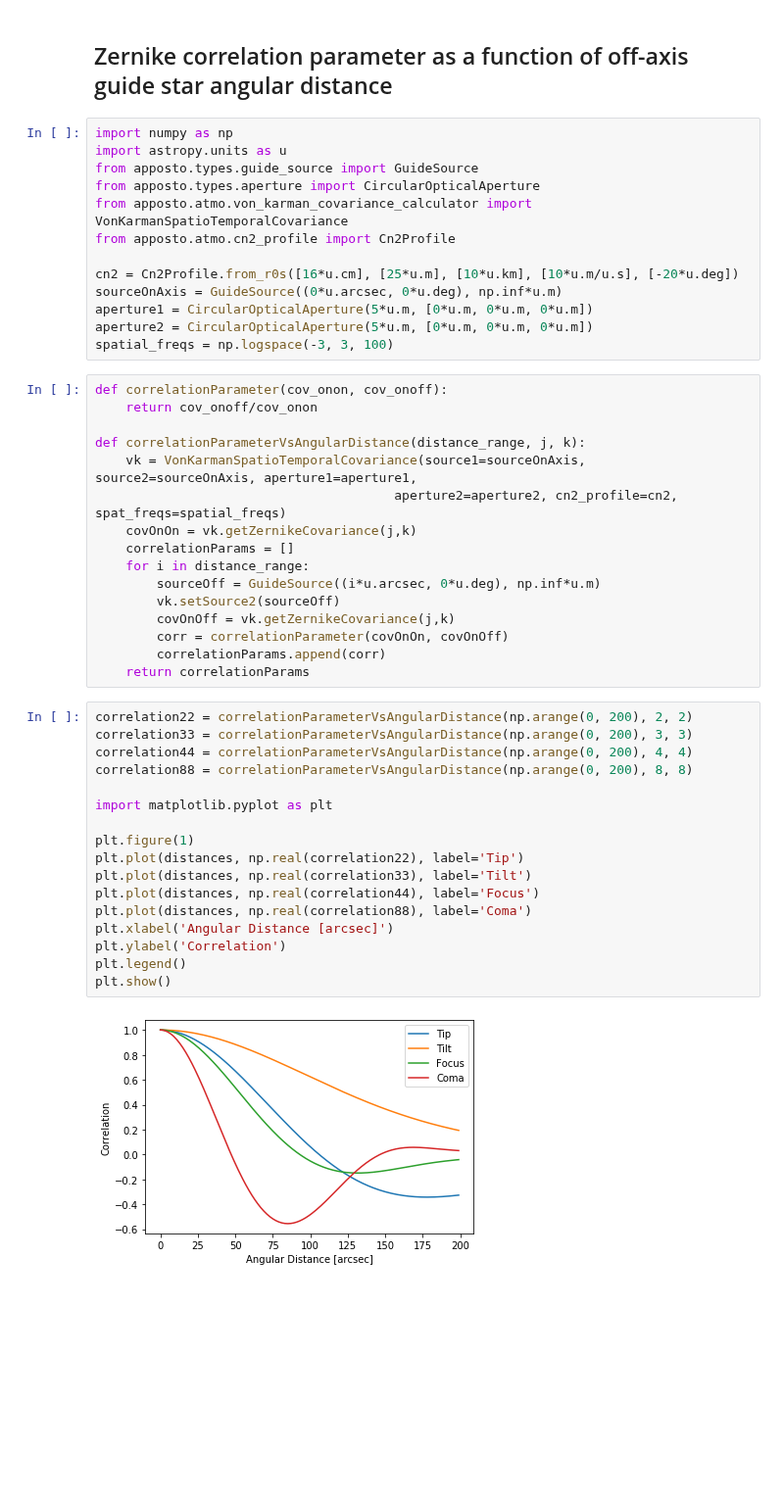
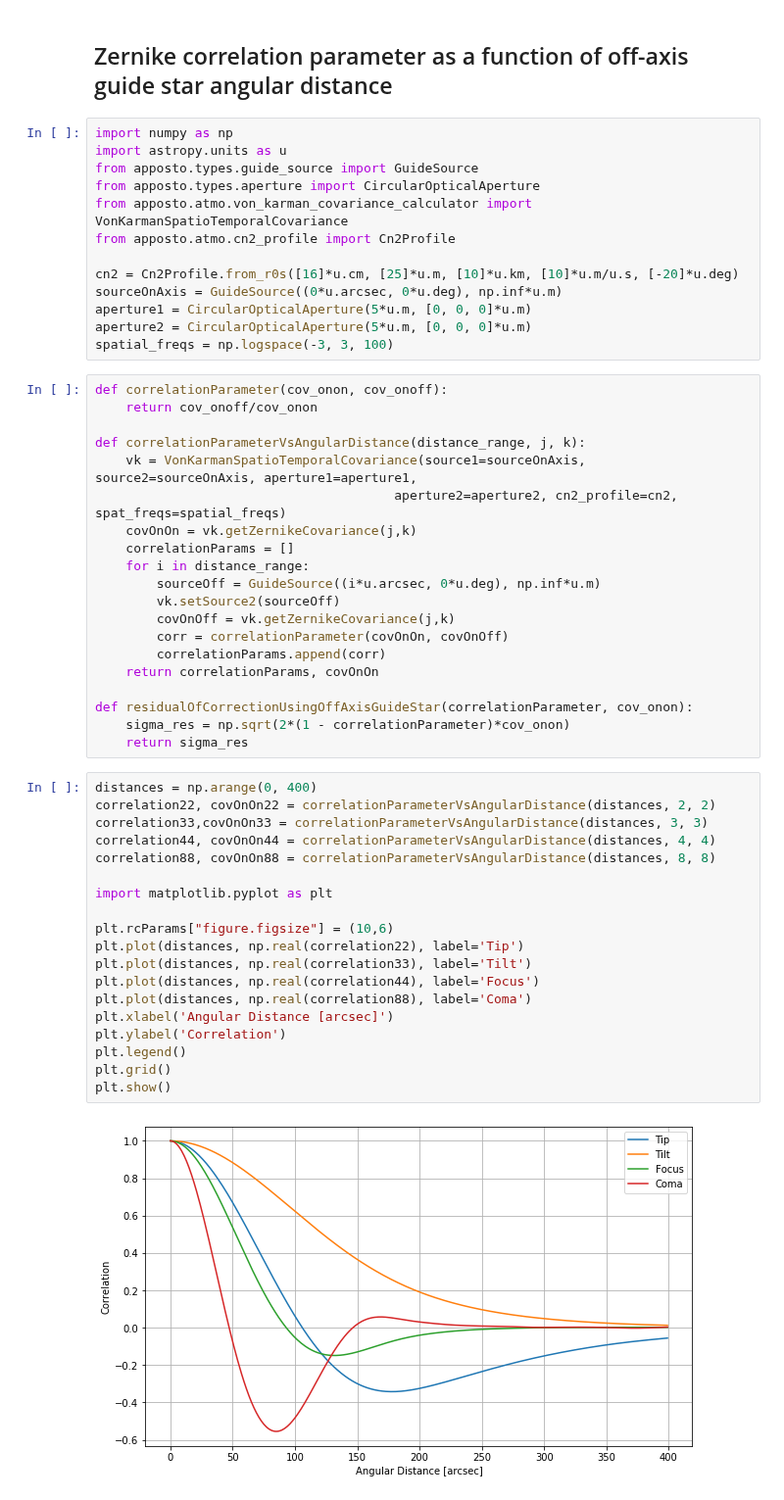
Before and after one commit to ArcetriAdaptiveOptics/arte, a Jupyter notebook: notebook/atmo/CPSD_examples.ipynb, the cells around one changed output. Shown at 98% size. Drawn from its saved outputs; the diff is of its cells as text; blank space fills up the shorter version.

```diff
--- a/notebook/atmo/CPSD_examples.ipynb
+++ b/notebook/atmo/CPSD_examples.ipynb
@@ -112,10 +113,10 @@ from apposto.types.aperture import CircularOpticalAperture
 from apposto.atmo.von_karman_covariance_calculator import VonKarmanSpatioTemporalCovariance
 from apposto.atmo.cn2_profile import Cn2Profile
 
-cn2 = Cn2Profile.from_r0s([16*u.cm], [25*u.m], [10*u.km], [10*u.m/u.s], [-20*u.deg])
+cn2 = Cn2Profile.from_r0s([16]*u.cm, [25]*u.m, [10]*u.km, [10]*u.m/u.s, [-20]*u.deg)
 sourceOnAxis = GuideSource((0*u.arcsec, 0*u.deg), np.inf*u.m)
-aperture1 = CircularOpticalAperture(5*u.m, [0*u.m, 0*u.m, 0*u.m])
-aperture2 = CircularOpticalAperture(5*u.m, [0*u.m, 0*u.m, 0*u.m])
+aperture1 = CircularOpticalAperture(5*u.m, [0, 0, 0]*u.m)
+aperture2 = CircularOpticalAperture(5*u.m, [0, 0, 0]*u.m)
 spatial_freqs = np.logspace(-3, 3, 100)
 # %%
 def correlationParameter(cov_onon, cov_onoff):
@@ -132,23 +133,29 @@ def correlationParameterVsAngularDistance(distance_range, j, k):
         covOnOff = vk.getZernikeCovariance(j,k)
         corr = correlationParameter(covOnOn, covOnOff)
         correlationParams.append(corr)
-    return correlationParams
+    return correlationParams, covOnOn
+
+def residualOfCorrectionUsingOffAxisGuideStar(correlationParameter, cov_onon):
+    sigma_res = np.sqrt(2*(1 - correlationParameter)*cov_onon)
+    return sigma_res
 # %%
-correlation22 = correlationParameterVsAngularDistance(np.arange(0, 200), 2, 2)
-correlation33 = correlationParameterVsAngularDistance(np.arange(0, 200), 3, 3)
-correlation44 = correlationParameterVsAngularDistance(np.arange(0, 200), 4, 4)
-correlation88 = correlationParameterVsAngularDistance(np.arange(0, 200), 8, 8)
+distances = np.arange(0, 400)
+correlation22, covOnOn22 = correlationParameterVsAngularDistance(distances, 2, 2)
+correlation33,covOnOn33 = correlationParameterVsAngularDistance(distances, 3, 3)
+correlation44, covOnOn44 = correlationParameterVsAngularDistance(distances, 4, 4)
+correlation88, covOnOn88 = correlationParameterVsAngularDistance(distances, 8, 8)
 
 import matplotlib.pyplot as plt
 
-plt.figure(1)
+plt.rcParams["figure.figsize"] = (10,6)
 plt.plot(distances, np.real(correlation22), label='Tip')
 plt.plot(distances, np.real(correlation33), label='Tilt')
 plt.plot(distances, np.real(correlation44), label='Focus')
 plt.plot(distances, np.real(correlation88), label='Coma')
 plt.xlabel('Angular Distance [arcsec]')
 plt.ylabel('Correlation')
 plt.legend()
+plt.grid()
 plt.show()
 # %% [output]
-[figure, old version]
+[figure, new version]
```
Also changed, not shown: parts of 5 cells of this notebook.
